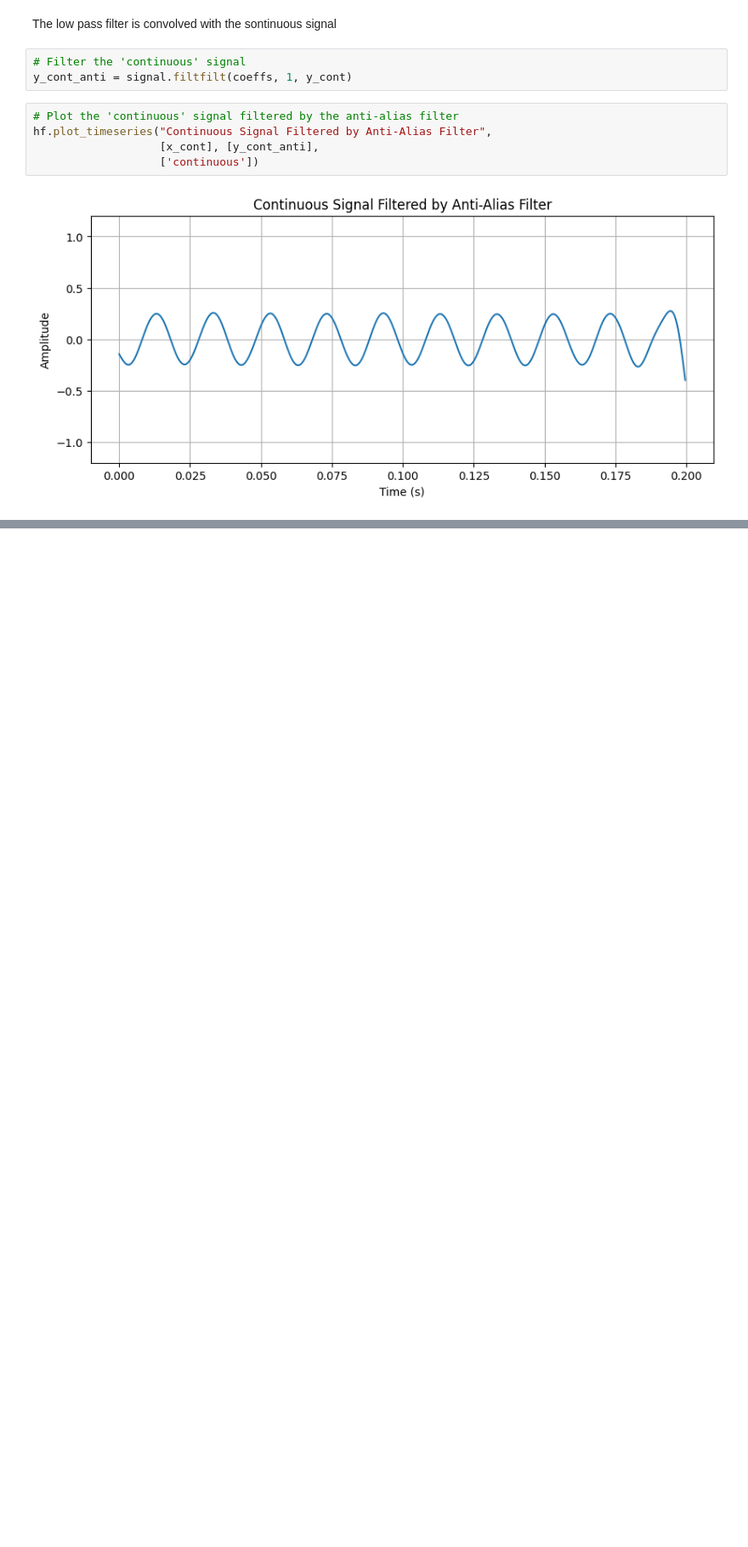
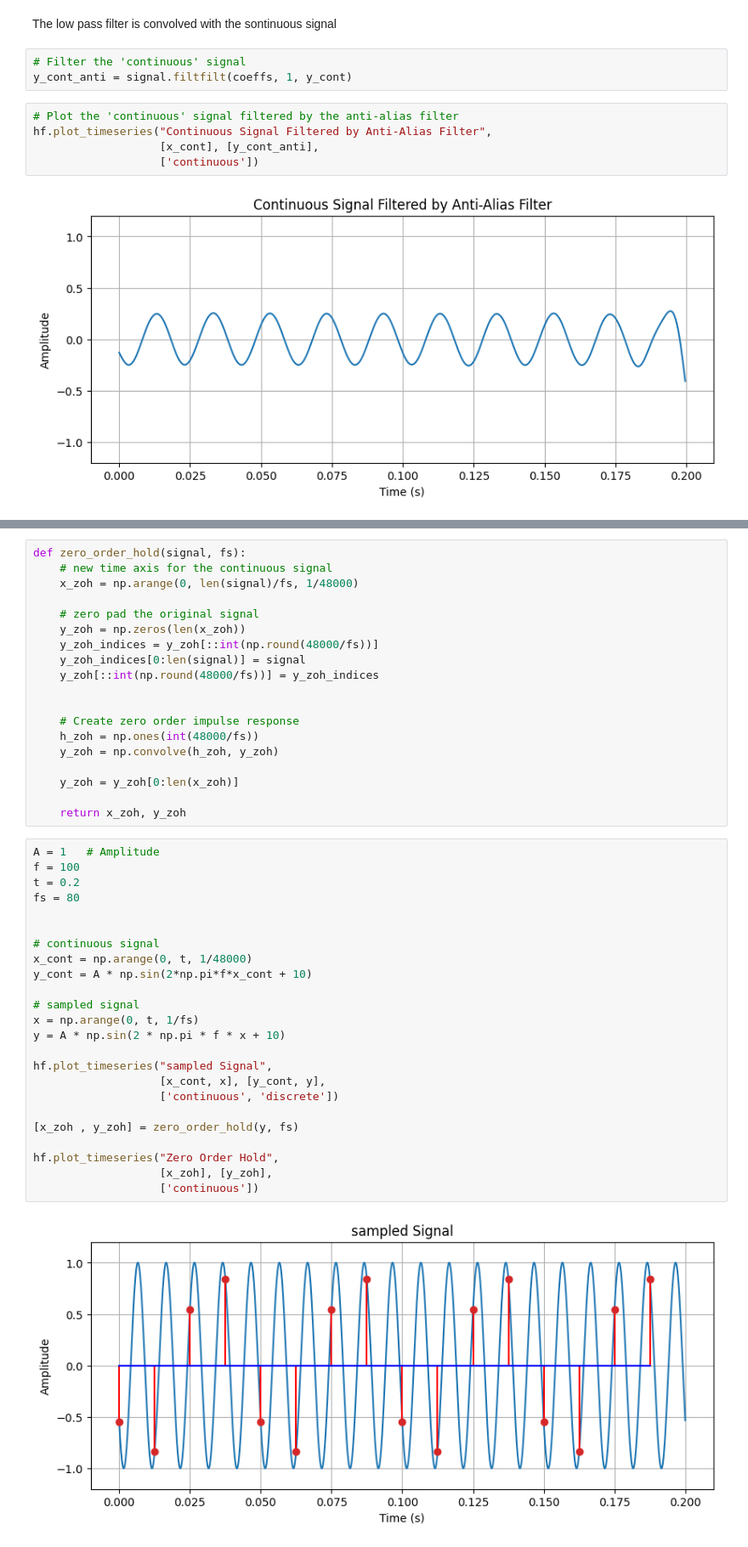
Before and after one commit to himanshudutta11/RFSoC_notebooks, a Jupyter notebook: notebook_B/adc_dac.ipynb, the cells around one changed output, grey strips where cells are left out. Shown: that part at 85% size. Saved outputs shown, nothing was run; the diff lists cells and outputs as text; blank space fills up the shorter version.

```diff
--- a/notebook_B/adc_dac.ipynb
+++ b/notebook_B/adc_dac.ipynb
@@ -115,0 +160,45 @@ hf.plot_timeseries("Continuous Signal Filtered by Anti-Alias Filter",
+# %%
+def zero_order_hold(signal, fs):
+    # new time axis for the continuous signal
+    x_zoh = np.arange(0, len(signal)/fs, 1/48000)
+
+    # zero pad the original signal
+    y_zoh = np.zeros(len(x_zoh))
+    y_zoh_indices = y_zoh[::int(np.round(48000/fs))]
+    y_zoh_indices[0:len(signal)] = signal
+    y_zoh[::int(np.round(48000/fs))] = y_zoh_indices
+
+
+    # Create zero order impulse response
+    h_zoh = np.ones(int(48000/fs))
+    y_zoh = np.convolve(h_zoh, y_zoh)
+
+    y_zoh = y_zoh[0:len(x_zoh)]
+
+    return x_zoh, y_zoh
+# %%
+A = 1   # Amplitude
+f = 100
+t = 0.2
+fs = 80
+
+
+# continuous signal
+x_cont = np.arange(0, t, 1/48000)
+y_cont = A * np.sin(2*np.pi*f*x_cont + 10)
+
+# sampled signal
+x = np.arange(0, t, 1/fs)
+y = A * np.sin(2 * np.pi * f * x + 10)
+
+hf.plot_timeseries("sampled Signal",
+                   [x_cont, x], [y_cont, y],
+                   ['continuous', 'discrete'])
+
+[x_zoh , y_zoh] = zero_order_hold(y, fs)
+
+hf.plot_timeseries("Zero Order Hold",
+                   [x_zoh], [y_zoh],
+                   ['continuous'])
+# %% [output]
+[figure, added]
```
Also changed, not shown: parts of 7 cells of this notebook.
